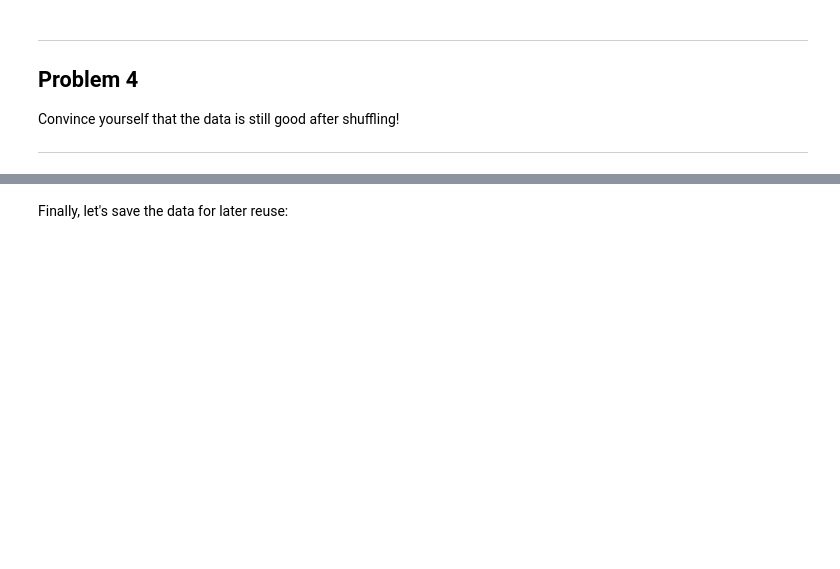
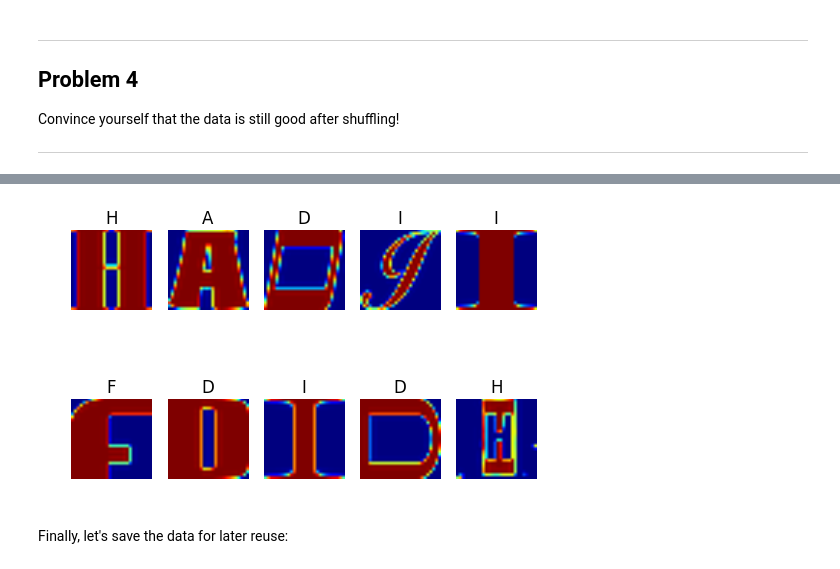
Before and after one commit to singhay/notebooks, a Jupyter notebook: udacity-deep-learning/1_notmnist.ipynb, the cells around one changed output, grey strips where cells are left out. Cells and saved outputs as stored; diff of their text form; code cells hidden in the pictures; blank space fills up the shorter version.

```diff
--- a/udacity-deep-learning/1_notmnist.ipynb
+++ b/udacity-deep-learning/1_notmnist.ipynb
@@ -404,3 +423,7 @@ Randomized Validation Data Stadard Deviation:  0.0
+# %%
+disp_sample_dataset(test_dataset, test_labels)
+# %% [output]
+[figure, added]
 # %% [markdown]
 Finally, let's save the data for later reuse:
 # %%
```
Also changed, not shown: parts of 24 cells of this notebook.
